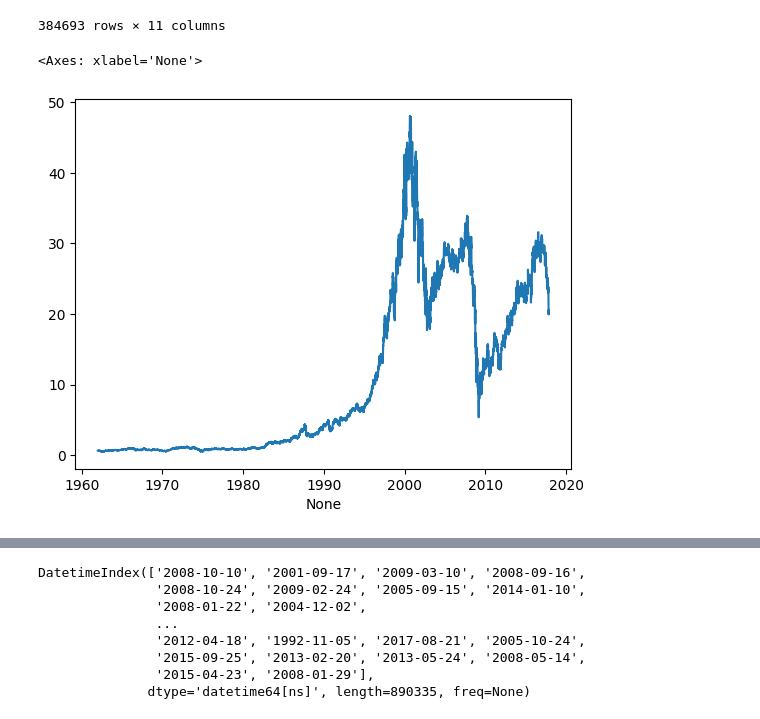
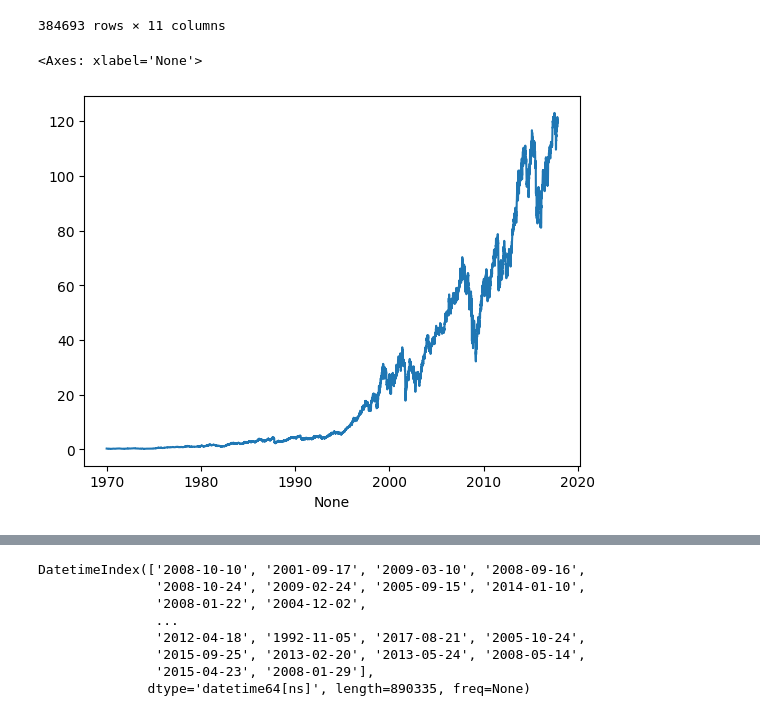
Before and after one commit to marvlach/stocks-project, a Jupyter notebook: src/Stocks.ipynb, the cells around one changed output, grey strips where cells are left out. Cells and saved outputs as stored; diff of their text form; code cells hidden in the pictures.

```diff
--- a/src/Stocks.ipynb
+++ b/src/Stocks.ipynb
@@ -104,13 +104,13 @@ stocks_df
 |  | wmt | 90.2400 | 91.6900 | 90.2000 | 90.9200 | 7646013 | 90.920 | 0.00821 | ... |
 384693 rows × 11 columns
 # %%
-some_stock = stocks_df.query("Name == 'ge'")['Close']
+some_stock = stocks_df.query("Name == 'twx'")['Close']
 x1, y1 = pd.to_datetime((some_stock.index.map(lambda x: x[0]))), some_stock.values
 
 sns.lineplot(x=x1, y=y1)
 # %% [output]
 <Axes: xlabel='None'>
-[figure, old version]
+[figure, new version]
 # %%
 some_stock = stocks_df.query("Name == 'ge'")['WantToBuy']
 #some_stock = stocks_df.query("Name == 'ge'")['WantToBuy']
```
Also changed, not shown: parts of 1 cell of this notebook.
